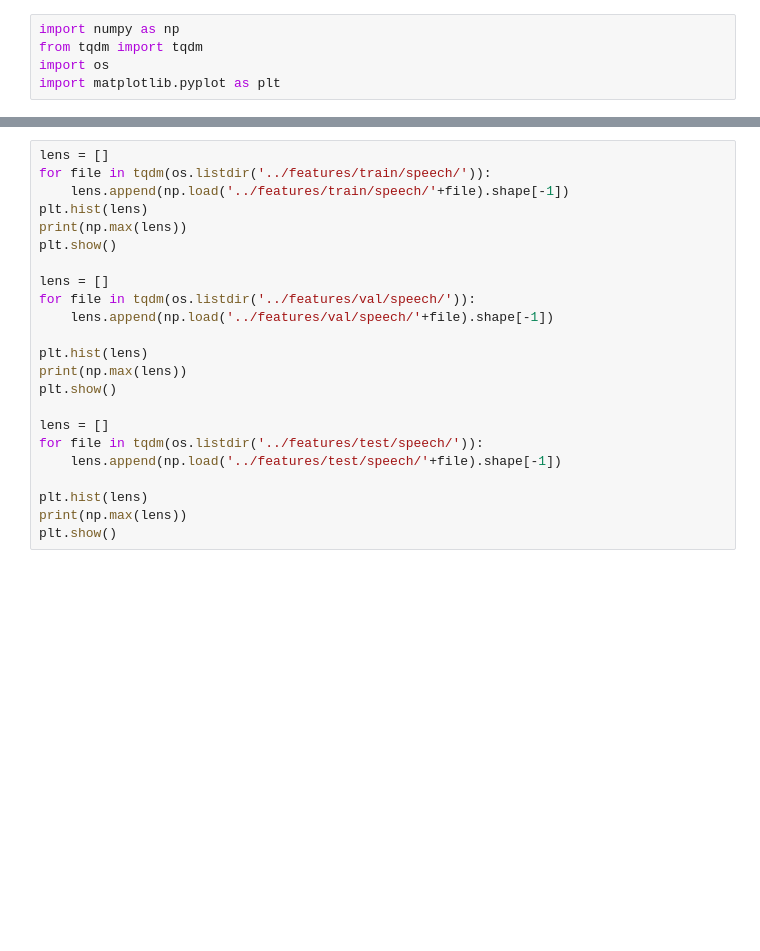
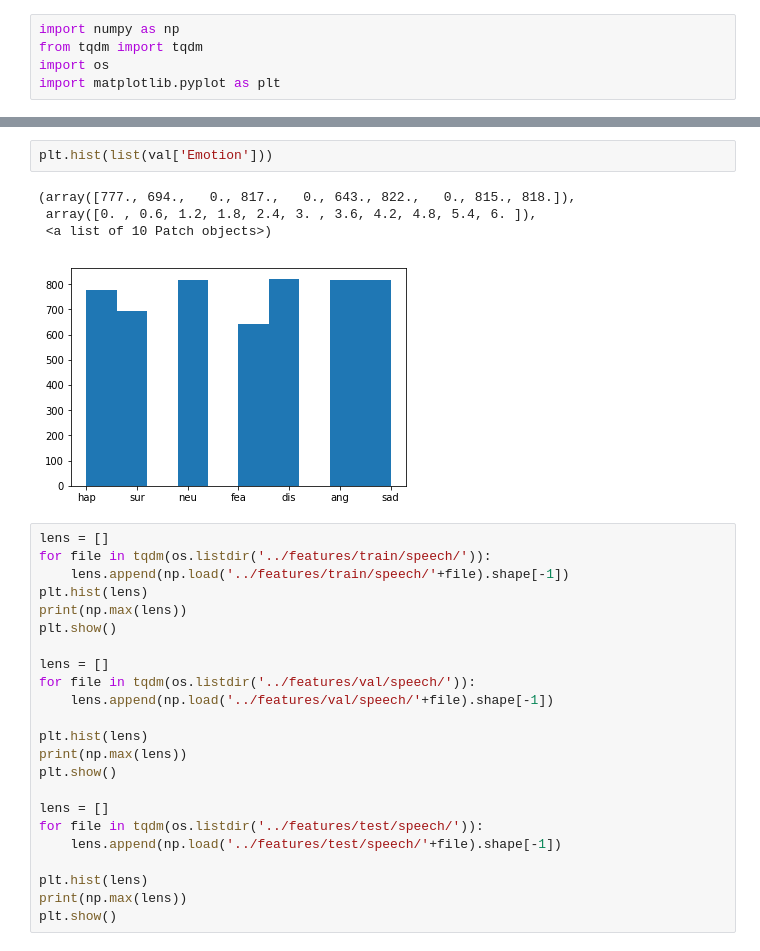
Before and after one commit to SeongwoongCho/Multimodal-Emotional-Recognition, a Jupyter notebook: src/eda.ipynb, the cells around one changed output, grey strips where cells are left out. Cells and saved outputs as stored; diff of their text form; blank space fills up the shorter version.

```diff
--- a/src/eda.ipynb
+++ b/src/eda.ipynb
@@ -6,3 +35,10 @@ import matplotlib.pyplot as plt
+# %%
+plt.hist(list(val['Emotion']))
+# %% [output]
+(array([777., 694.,   0., 817.,   0., 643., 822.,   0., 815., 818.]),
+ array([0. , 0.6, 1.2, 1.8, 2.4, 3. , 3.6, 4.2, 4.8, 5.4, 6. ]),
+ <a list of 10 Patch objects>)
+[figure, added]
 # %%
 lens = []
 for file in tqdm(os.listdir('../features/train/speech/')):
```
Also changed, not shown: parts of 5 cells of this notebook.
